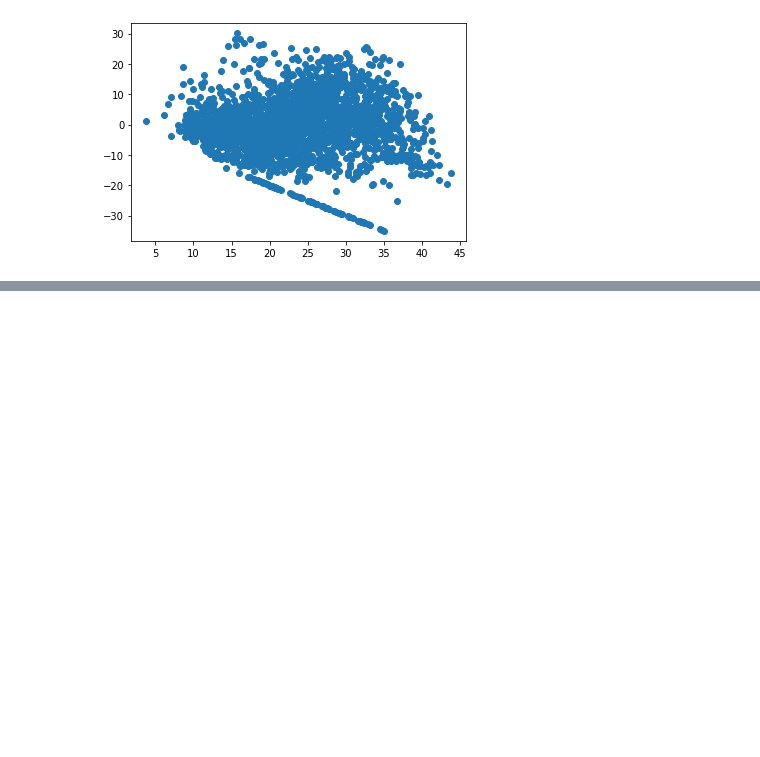
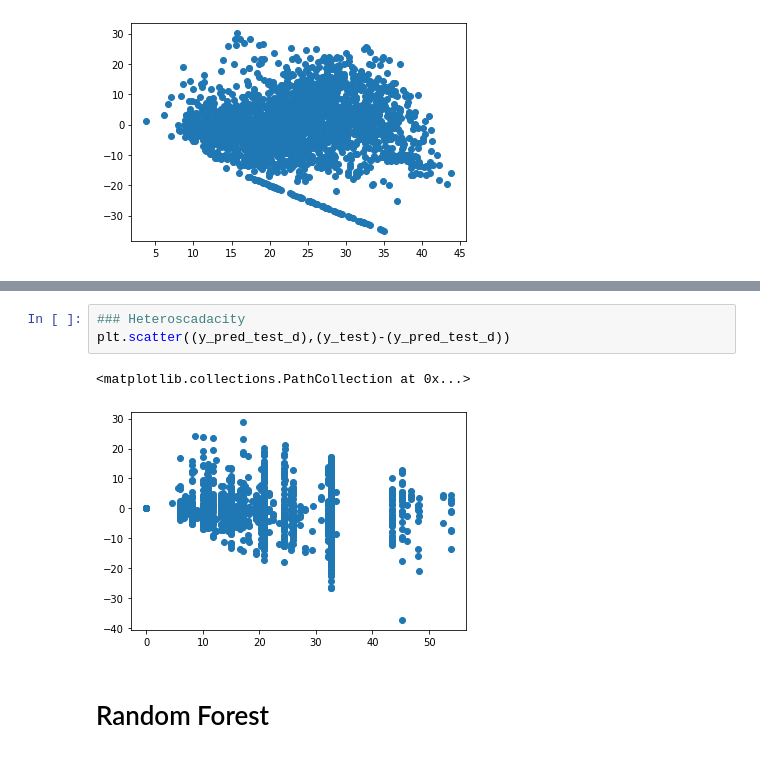
Before and after one commit to preetikhullbe/Bike-sharing-demand, a Jupyter notebook: Bike_Sharing_Demand_Prediction_Capstone_Project.ipynb, the cells around one changed output, grey strips where cells are left out. Drawn from its saved outputs; the diff is of its cells as text; blank space fills up the shorter version.

```diff
--- a/Bike_Sharing_Demand_Prediction_Capstone_Project.ipynb
+++ b/Bike_Sharing_Demand_Prediction_Capstone_Project.ipynb
@@ -1075,0 +1323,8 @@ plt.scatter((y_pred_test_lasso),(y_test-y_pred_test_lasso))
+# %%
+### Heteroscadacity
+plt.scatter((y_pred_test_d),(y_test)-(y_pred_test_d))
+# %% [output]
+<matplotlib.collections.PathCollection at 0x...>
+[figure, added]
+# %% [markdown]
+# Random Forest
```
Also changed, not shown: parts of 41 cells of this notebook.
